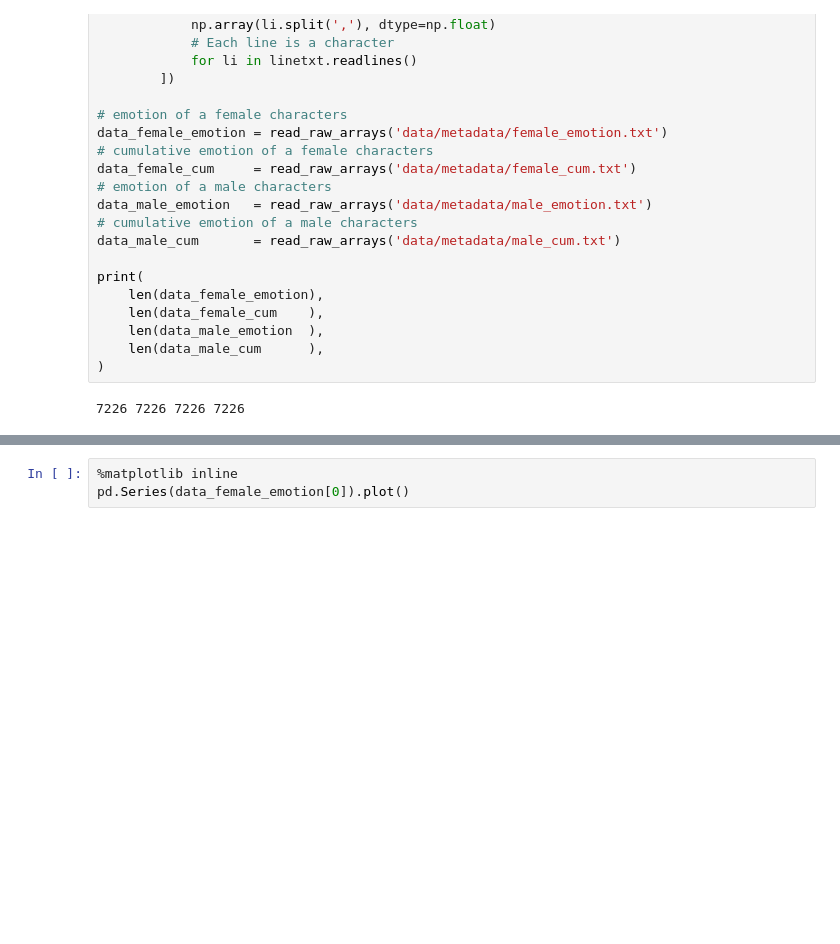
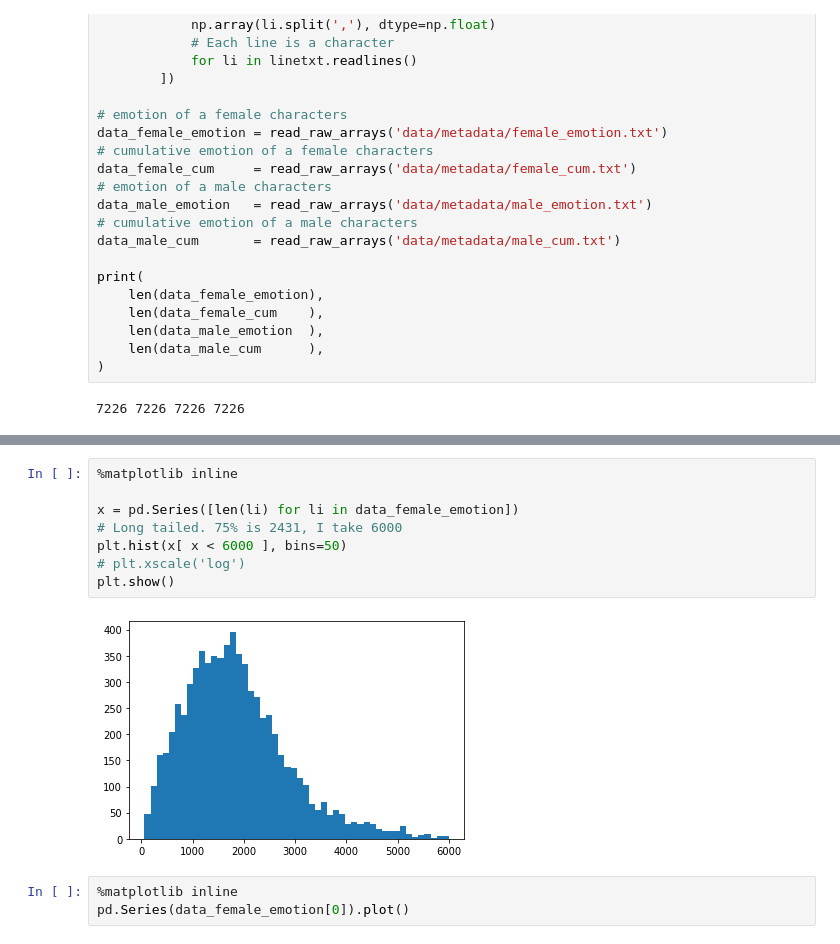
Before and after one commit to wenoptics/viz-of-gender-stereotypes-from-texts, a Jupyter notebook: general.ipynb, the cells around one changed output, grey strips where cells are left out. Drawn from its saved outputs; the diff is of its cells as text; blank space fills up the shorter version.

Commit message:
data exploration

```diff
--- a/general.ipynb
+++ b/general.ipynb
@@ -32,3 +45,13 @@ print(
+# %%
+%matplotlib inline
+
+x = pd.Series([len(li) for li in data_female_emotion])
+# Long tailed. 75% is 2431, I take 6000
+plt.hist(x[ x < 6000 ], bins=50)
+# plt.xscale('log')
+plt.show()
+# %% [output]
+[figure, added]
 # %%
 %matplotlib inline
 pd.Series(data_female_emotion[0]).plot()
```
Also changed, not shown: parts of 3 cells of this notebook.
